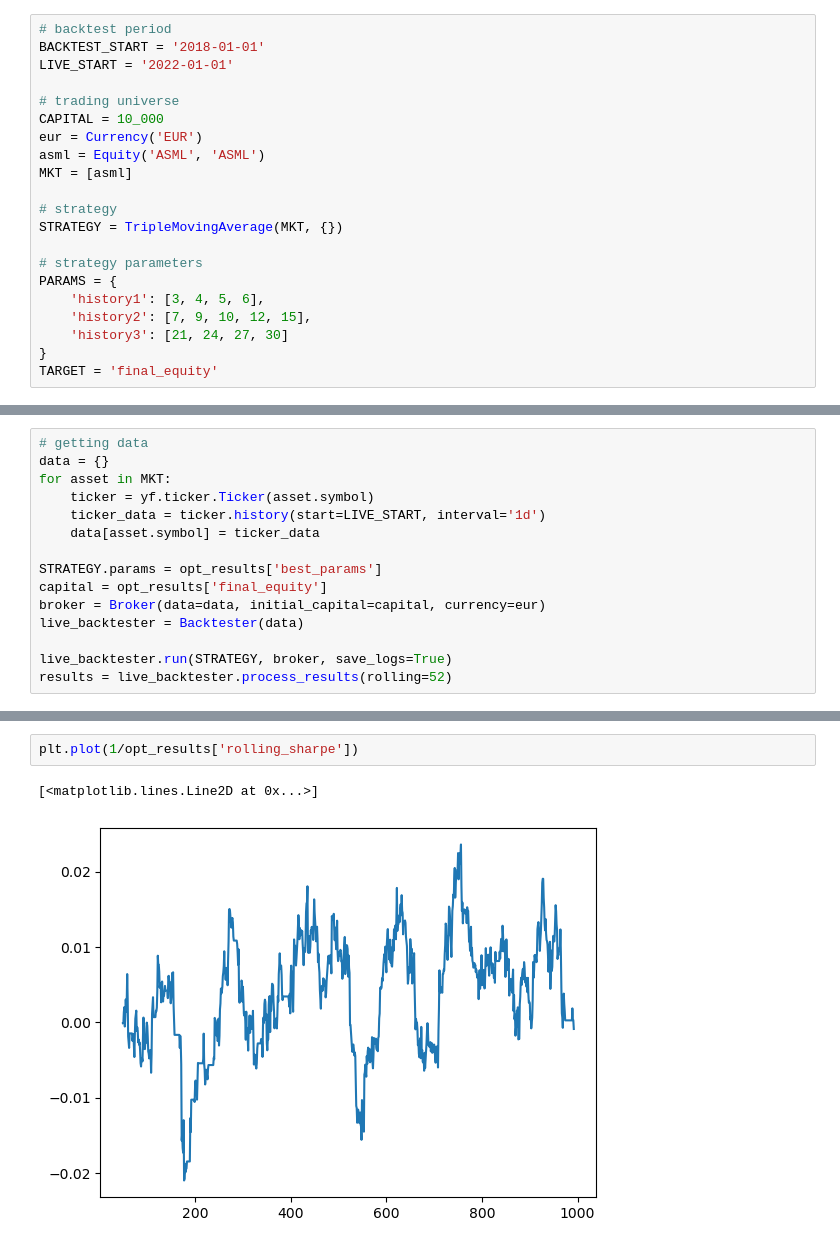
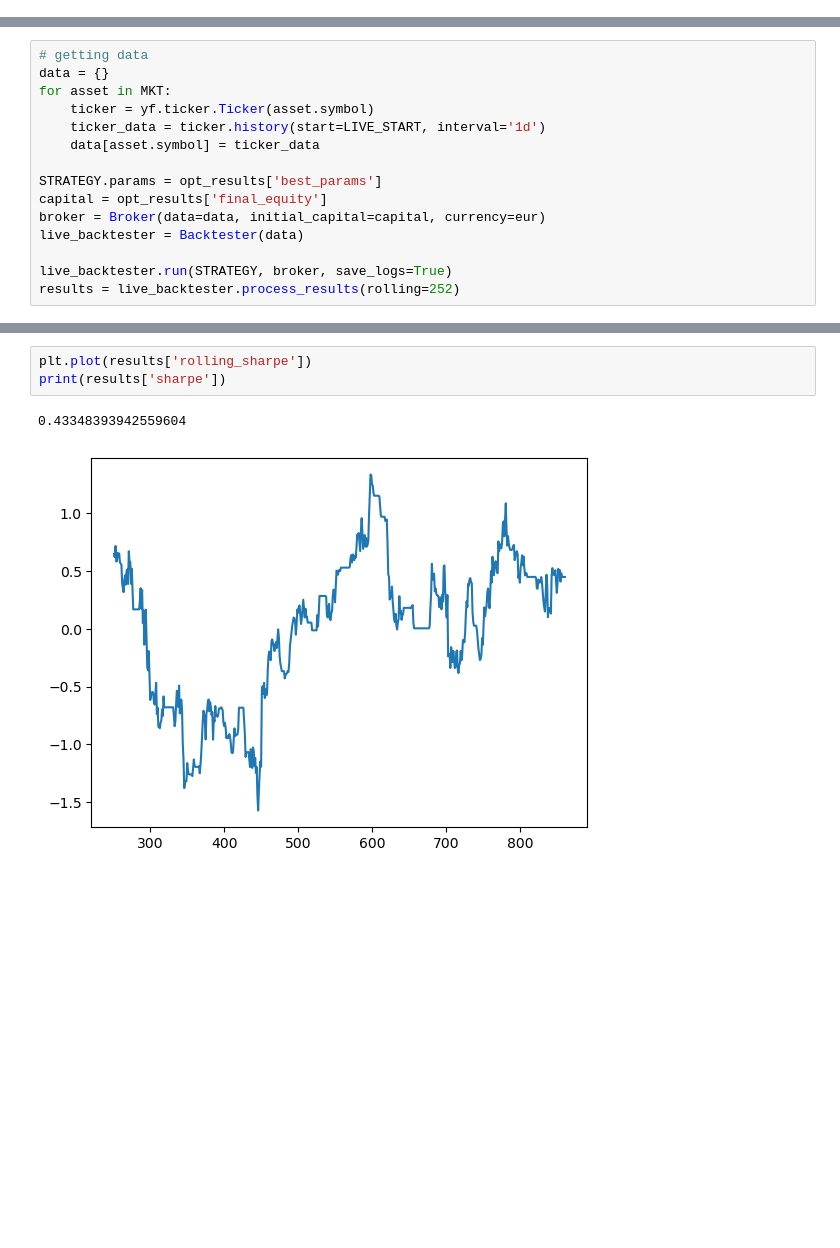
Before and after one commit to luissimaoaf/quantipy, a Jupyter notebook: report_template.ipynb, the cells around one changed output, grey strips where cells are left out. Saved outputs shown, nothing was run; the diff lists cells and outputs as text; blank space fills up the shorter version.

Commit message:
corrected sharpe calculations

```diff
--- a/report_template.ipynb
+++ b/report_template.ipynb
@@ -11,24 +33,3 @@ from quantipy.backtest import Backtester
-# %%
-# backtest period
-BACKTEST_START = '2018-01-01'
-LIVE_START = '2022-01-01'
-
-# trading universe
-CAPITAL = 10_000
-eur = Currency('EUR')
-asml = Equity('ASML', 'ASML')
-MKT = [asml]
-
-# strategy
-STRATEGY = TripleMovingAverage(MKT, {})
-
-# strategy parameters
-PARAMS = {
-    'history1': [3, 4, 5, 6],
-    'history2': [7, 9, 10, 12, 15],
-    'history3': [21, 24, 27, 30]
-}
-TARGET = 'final_equity'
 # %%
 # getting data
 data = {}
@@ -89,7 +88,7 @@ broker = Broker(data=data, initial_capital=capital, currency=eur)
 live_backtester = Backtester(data)
 
 live_backtester.run(STRATEGY, broker, save_logs=True)
-results = live_backtester.process_results(rolling=52)
+results = live_backtester.process_results(rolling=252)
 # %%
 plt.figure()
 plt.plot(results['equity']/capital)
@@ -100,5 +99,6 @@ plt.plot(np.array(data['ASML']['Close'][15:])/data['ASML']['Close'][15])
 # %%
-plt.plot(1/opt_results['rolling_sharpe'])
+plt.plot(results['rolling_sharpe'])
+print(results['sharpe'])
 # %% [output]
-[<matplotlib.lines.Line2D at 0x...>]
+0.43348393942559604
-[figure, old version]
+[figure, new version]
```
Also changed, not shown: parts of 4 cells of this notebook, 3 other files.
